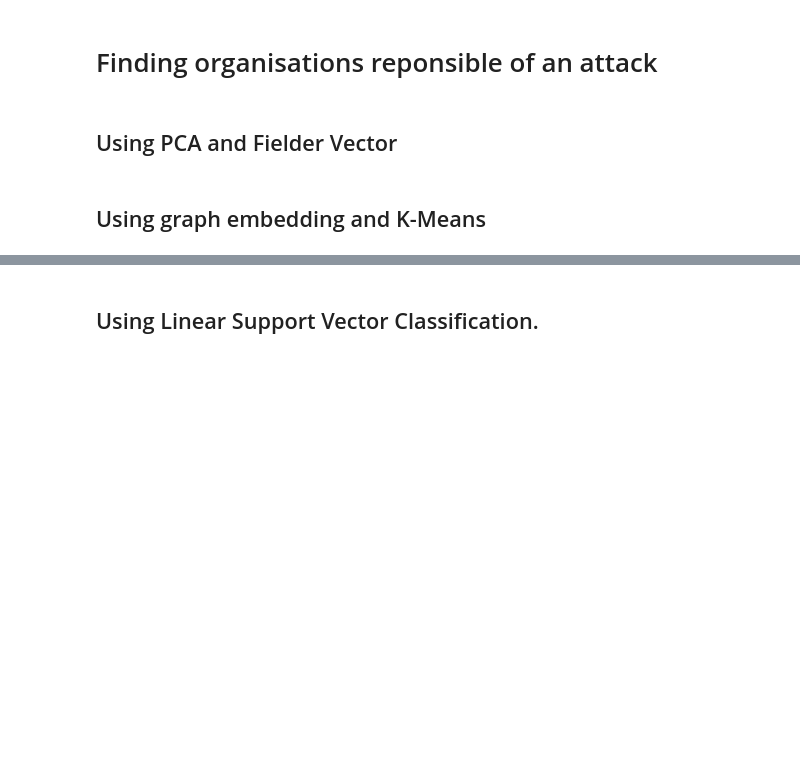
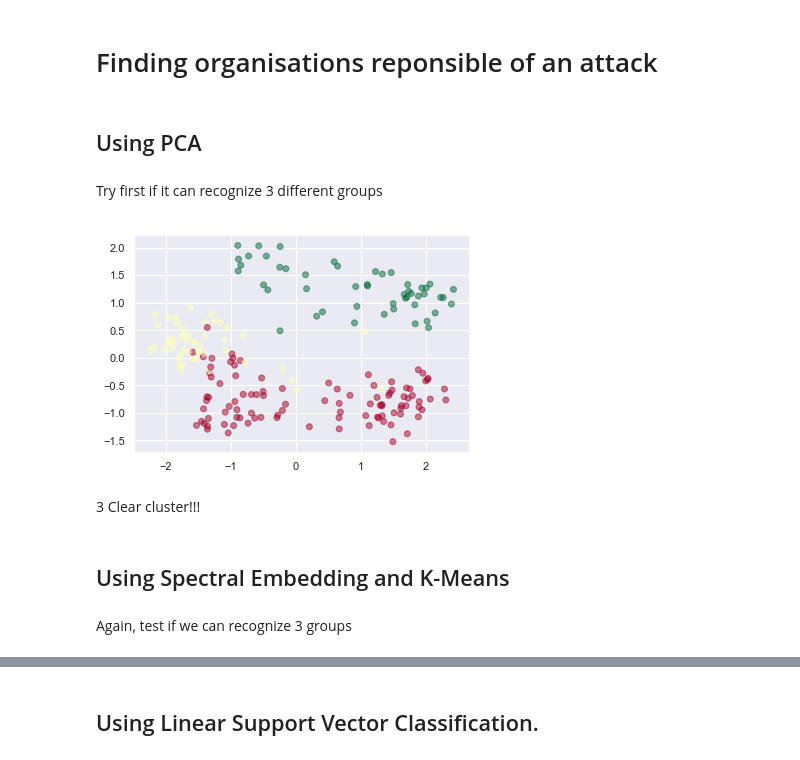
Before and after one commit to yusiZou/NTDS_project, a Jupyter notebook: code.ipynb, the cells around one changed output, grey strips where cells are left out. Saved outputs shown, nothing was run; the diff lists cells and outputs as text; code cells hidden in the pictures; blank space fills up the shorter version.

Commit message:
add PCA and spectral embedding

```diff
--- a/code.ipynb
+++ b/code.ipynb
@@ -233,4 +249,27 @@ plt.spy(spase_f_adjacency)
 # %% [markdown]
-## Using PCA and Fielder Vector
+## Using PCA
+# %% [markdown]
+Try first if it can recognize 3 different groups
+# %%
+# only select organizations
+famous_orgs = attack_per_org[attack_per_org['count'] > 46]
+
+# create a mapping between the organizations and labels
+idx_to_org = pd.DataFrame(famous_orgs.index, columns=['organization'])
+org_to_idx = idx_to_org.reset_index().set_index('organization')
+
+idx_to_org.head()
+
+X = features[attacks.organization.apply(lambda x: x in org_to_idx.index)]
+y = attacks[attacks.organization.apply(lambda x: x in org_to_idx.index)].organization.apply(lambda x: org_to_idx.loc[x])
+# %%
+features_pca = decomposition.PCA(n_components=2).fit_transform(X)
+g = plt.scatter(features_pca[:, 0], features_pca[:, 1], c=y['index'], cmap='RdYlGn', alpha=0.5);
+# %% [output]
+[figure, added]
+# %% [markdown]
+3 Clear cluster!!!
 # %% [markdown]
-## Using graph embedding and K-Means
+## Using Spectral Embedding and K-Means
+# %% [markdown]
+Again, test if we can recognize 3 groups
```
Also changed, not shown: parts of 17 cells of this notebook.
